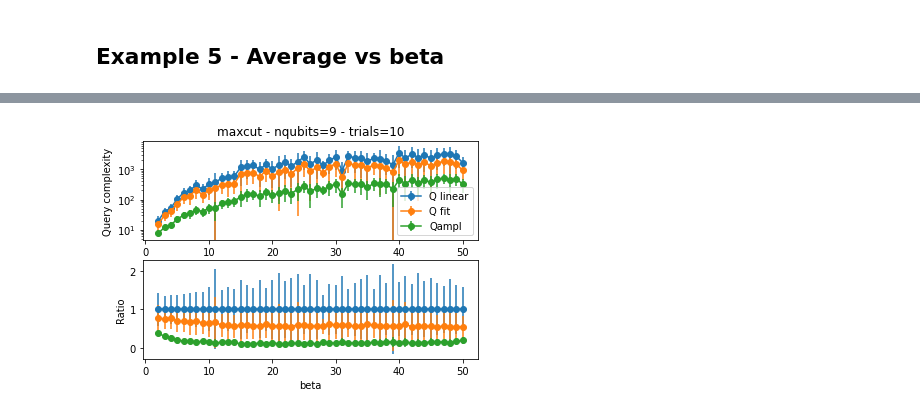
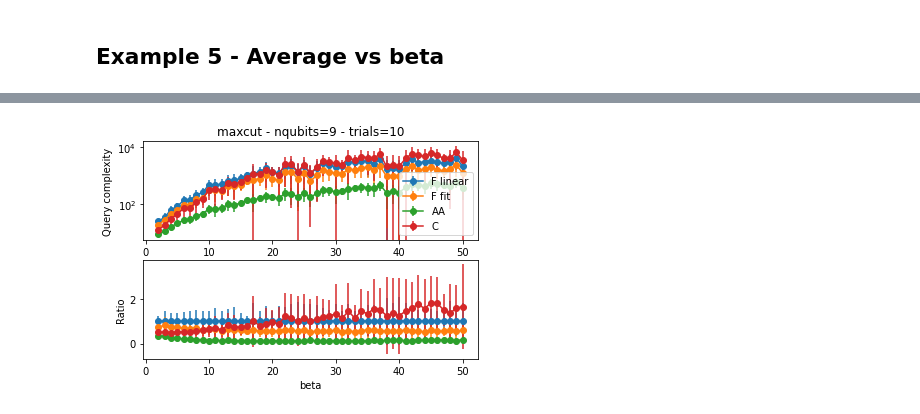
Before and after one commit to scarrazza/QITE, a Jupyter notebook: crosscheck.ipynb, the cells around one changed output, grey strips where cells are left out. Saved outputs shown, nothing was run; the diff lists cells and outputs as text; code cells hidden in the pictures.

Commit message:
adding C curve

```diff
--- a/crosscheck.ipynb
+++ b/crosscheck.ipynb
@@ -42,6 +38,10 @@ def Qu(beta, r, eps=1e-3):
 # %% [markdown]
 ## Optimization class
 # %%
+def Qu(beta, r, eps=1e-3):
+    return beta + np.log(r/eps) / np.log(np.e + np.log(r/eps)/beta)
+
+
 class FragmentedQuITE:
 
     def __init__(self, hamiltonian, r, b, query, eps=1e-3):
@@ -89,8 +89,10 @@ class FragmentedQuITE:
     def reference_query_no_fragmentation(self):
         Zbeta = np.sum(np.exp(-beta*self.energy))
         Psbeta = Zbeta * np.exp(beta*self.lmin) / 2**self.n
-        Q = np.sqrt(1/Psbeta) * self.query(beta, 1, self.eps)
-        return Q
+        bquery = self.query(beta, 1, self.eps)
+        Q = 1/Psbeta * bquery
+        Qaa = np.sqrt(1/Psbeta) * bquery
+        return Q, Qaa
 # %% [markdown]
 ## Example
 # %%
@@ -366,6 +368,7 @@ npol = 5
 qref = []
 qopt = []
 qampl = []
+qc = []
 parameters = []
 
 def myschedule(t, params):
@@ -378,11 +381,12 @@ for nqubits in range(2, 10):
     qref.append(np.zeros(ntrials))
     qopt.append(np.zeros(ntrials))
     qampl.append(np.zeros(ntrials))
+    qc.append(np.zeros(ntrials))
     parameters.append(np.zeros(shape=(ntrials,npol-1)))
     for nt in range(ntrials):
         model = FragmentedQuITE(maxcut(nqubits, norm=40.0, random_graph=True), r, beta, Qu)
         reference = model.reference_query()
-        qampl_reference = model.reference_query_no_fragmentation()
+        a_ref, qampl_reference = model.reference_query_no_fragmentation()
 
         initial_guess = np.zeros(npol-1)
         initial_guess[0] = 0.1
@@ -392,6 +396,7 @@ for nqubits in range(2, 10):
         qopt[nqubits-2][nt] = result
         qampl[nqubits-2][nt] = qampl_reference
         parameters[nqubits-2][nt] = params
+        qc[nqubits-2][nt] = a_ref
 # %% [output]
 nqubits 2
 nqubits 3
@@ -458,6 +463,7 @@ npol = 5
 qref = []
 qopt = []
 qampl = []
+qc = []
 parameters = []
 
 def myschedule(t, params):
@@ -473,6 +479,7 @@ for beta in beta_range:
     qref.append(np.zeros(ntrials))
     qopt.append(np.zeros(ntrials))
     qampl.append(np.zeros(ntrials))
+    qc.append(np.zeros(ntrials))
     parameters.append(np.zeros(shape=(ntrials, npol-1)))
     print('beta', beta)
 
@@ -480,8 +487,7 @@ for beta in beta_range:
         model = FragmentedQuITE(maxcut(nqubits, norm=40.0,
                                 random_graph=True), r, beta, Qu)
         reference = model.reference_query()
-        ampl_ref = model.reference_query_no_fragmentation()
-
+        a_ref, ampl_ref = model.reference_query_no_fragmentation()
 
         initial_guess = np.zeros(npol-1)
         initial_guess[0] = 0.1
@@ -492,5 +498,6 @@ for beta in beta_range:
         qopt[beta-2][nt] = result
         qampl[beta-2][nt] = ampl_ref
         parameters[beta-2][nt] = params
+        qc[beta-2][nt] = a_ref
 # %% [output]
 beta 2
@@ -529,23 +505,27 @@ beta 50
 # %%
 fig, axs = plt.subplots(2)
 axs[0].set_title('maxcut - nqubits=%d - trials=%d' % (nqubits, ntrials))
 axs[0].errorbar(beta_range, np.mean(qref, axis=1),
-             yerr=np.std(qref, axis=1), marker='o', label='Q linear')
+             yerr=np.std(qref, axis=1), marker='o', label='F linear')
 axs[0].errorbar(beta_range, np.nanmean(qopt, axis=1),
-             yerr=np.nanstd(qopt, axis=1), marker='o', label='Q fit')
+             yerr=np.nanstd(qopt, axis=1), marker='o', label='F fit')
 axs[0].errorbar(beta_range, np.nanmean(qampl, axis=1),
-             yerr=np.nanstd(qampl, axis=1), marker='o', label='Qampl')
+             yerr=np.nanstd(qampl, axis=1), marker='o', label='AA')
+axs[0].errorbar(beta_range, np.nanmean(qc, axis=1),
+             yerr=np.nanstd(qc, axis=1), marker='o', label='C')
 axs[0].set_yscale('log')
 axs[0].legend();
 axs[0].set_ylabel('Query complexity')
 axs[1].errorbar(beta_range, np.mean(qref, axis=1)/np.mean(qref, axis=1),
              yerr=np.std(qref, axis=1)/np.mean(qref, axis=1), marker='o')
 axs[1].errorbar(beta_range, np.nanmean(qopt, axis=1)/np.mean(qref, axis=1),
              yerr=np.nanstd(qopt, axis=1)/np.mean(qref, axis=1), marker='o')
 axs[1].errorbar(beta_range, np.nanmean(qampl, axis=1)/np.mean(qref, axis=1),
              yerr=np.nanstd(qampl, axis=1)/np.mean(qref, axis=1), marker='o')
+axs[1].errorbar(beta_range, np.nanmean(qc, axis=1)/np.mean(qref, axis=1),
+             yerr=np.nanstd(qc, axis=1)/np.mean(qref, axis=1), marker='o')
 axs[1].set_xlabel('beta')
 axs[1].set_ylabel('Ratio');
 plt.savefig('avg_maxcut_nqubits%d_pol5.png' % (nqubits), bbox_inches='tight')
 # %% [output]
-[figure, old version]
+[figure, new version]
```
Also changed, not shown: parts of 3 cells of this notebook.
